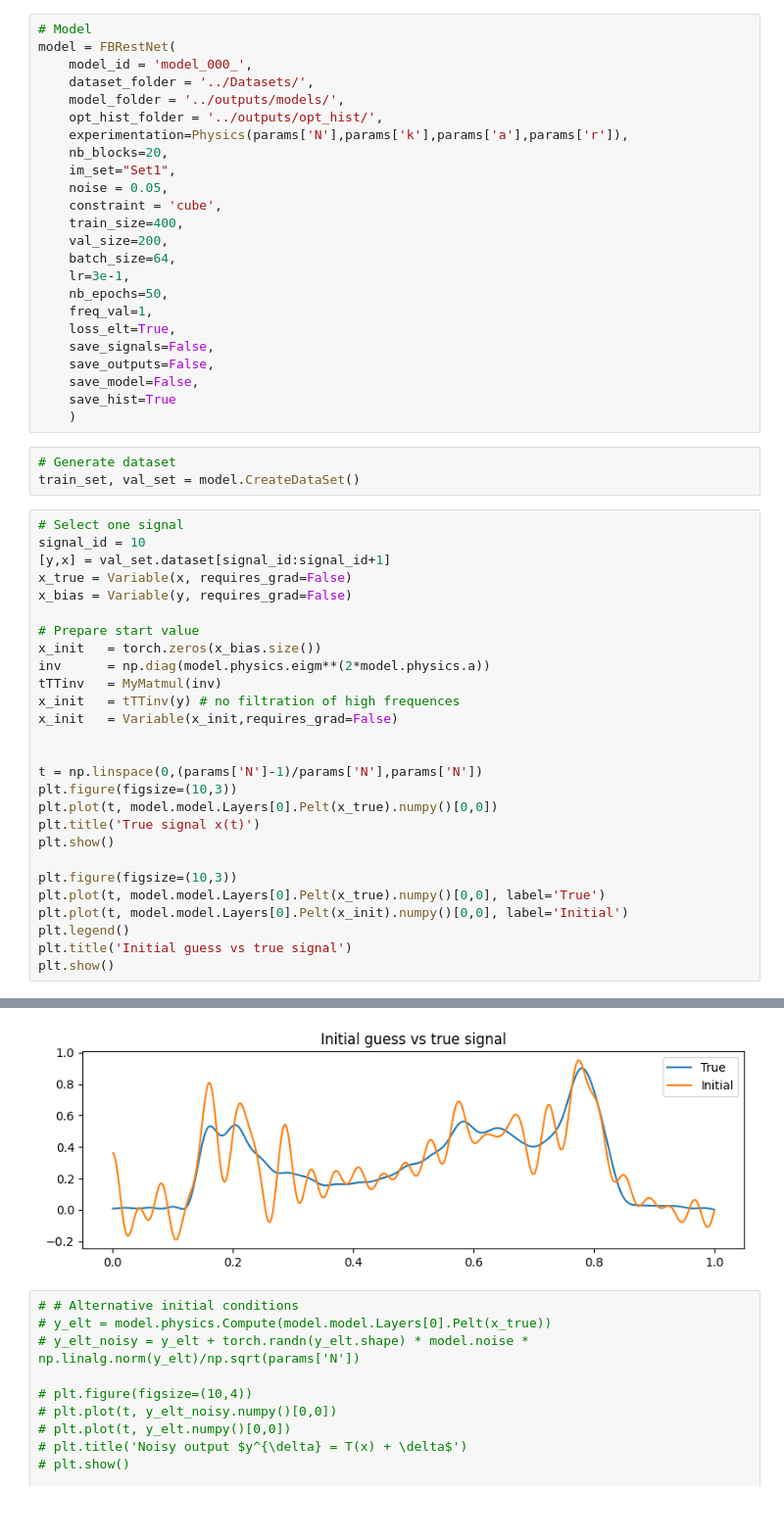
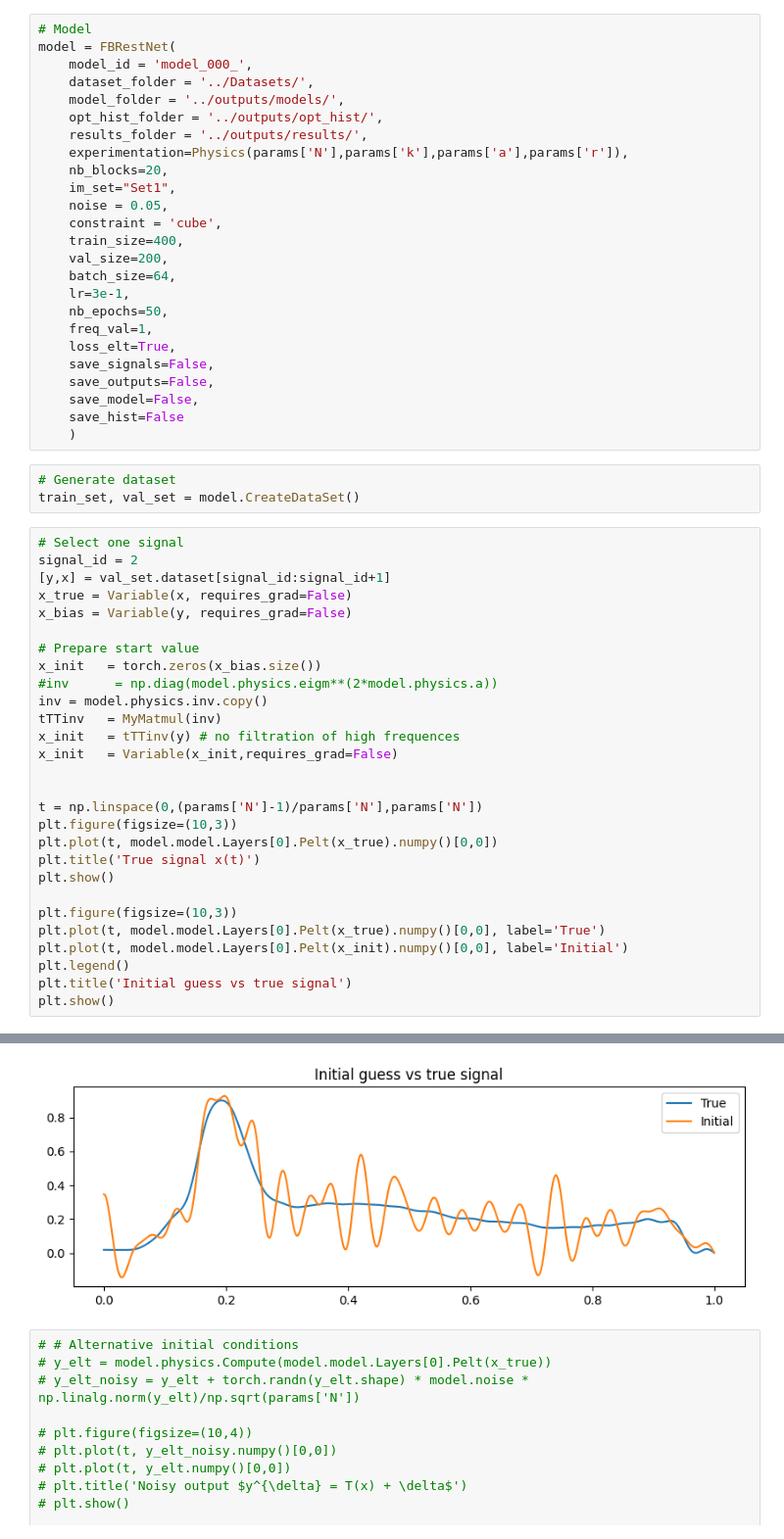
Before and after one commit to CentofantiEze/FBResNet, a Jupyter notebook: notebooks/forward_backwards.ipynb, the cells around one changed output, grey strips where cells are left out. Shown at 98% size. Saved outputs shown, nothing was run; the diff lists cells and outputs as text; blank space fills up the shorter version.

```diff
--- a/notebooks/forward_backwards.ipynb
+++ b/notebooks/forward_backwards.ipynb
@@ -41,6 +41,7 @@ model = FBRestNet(
     dataset_folder = '../Datasets/',
     model_folder = '../outputs/models/',
     opt_hist_folder = '../outputs/opt_hist/',
+    results_folder = '../outputs/results/',
     experimentation=Physics(params['N'],params['k'],params['a'],params['r']),
     nb_blocks=20,
     im_set="Set1",
@@ -56,21 +57,22 @@ model = FBRestNet(
     save_signals=False,
     save_outputs=False,
     save_model=False,
-    save_hist=True
+    save_hist=False
     )
 # %%
 # Generate dataset
 train_set, val_set = model.CreateDataSet()
 # %%
 # Select one signal
-signal_id = 10
+signal_id = 2
 [y,x] = val_set.dataset[signal_id:signal_id+1]
 x_true = Variable(x, requires_grad=False)
 x_bias = Variable(y, requires_grad=False)
 
 # Prepare start value
 x_init   = torch.zeros(x_bias.size())
-inv      = np.diag(model.physics.eigm**(2*model.physics.a))
+#inv      = np.diag(model.physics.eigm**(2*model.physics.a))
+inv = model.physics.inv.copy()
 tTTinv   = MyMatmul(inv)
 x_init   = tTTinv(y) # no filtration of high frequences
 x_init   = Variable(x_init,requires_grad=False)
@@ -93,4 +95,4 @@ plt.show()
-[figure, old version]
+[figure, new version]
 # %%
 # # Alternative initial conditions
 # y_elt = model.physics.Compute(model.model.Layers[0].Pelt(x_true))
```
Also changed, not shown: parts of 4 cells of this notebook, 1 other file.
